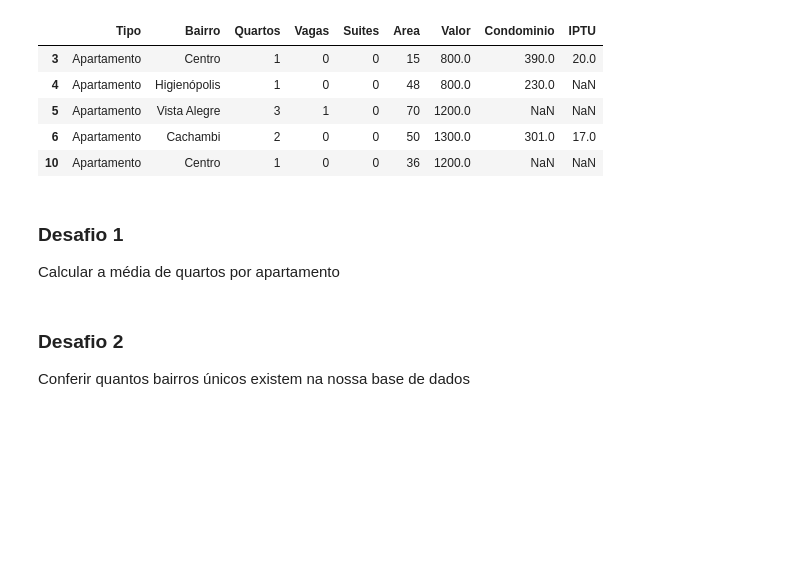
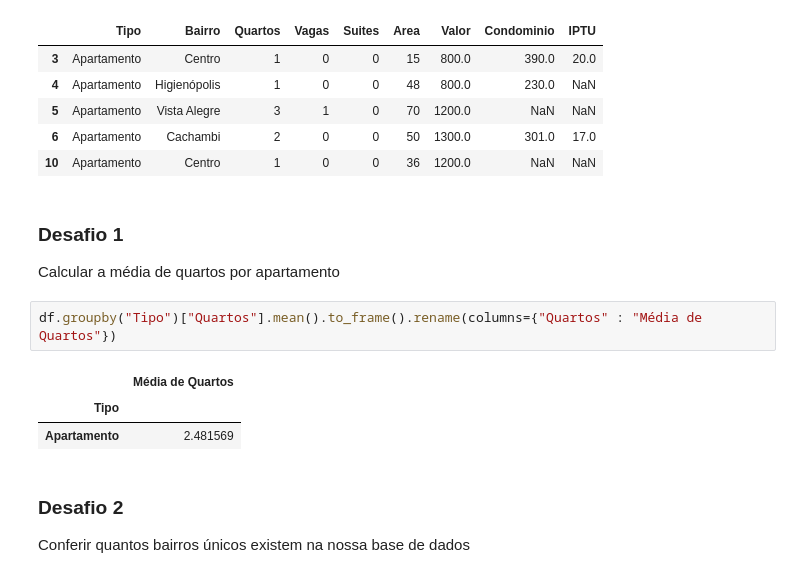
Before and after one commit to OtavioSotnas/Pandas, a Jupyter notebook: desafios.ipynb, the cells around one changed output. Drawn from its saved outputs; the diff is of its cells as text; blank space fills up the shorter version.

```diff
--- a/desafios.ipynb
+++ b/desafios.ipynb
@@ -161,6 +161,12 @@ df.head()
 # %% [markdown]
 ### Desafio 1
 Calcular a média de quartos por apartamento
+# %%
+df.groupby("Tipo")["Quartos"].mean().to_frame().rename(columns={"Quartos" : "Média de Quartos"})
+# %% [output]
+|  | Média de Quartos |
+| Tipo |  |
+| Apartamento | 2.481569 |
 # %% [markdown]
 ### Desafio 2
 Conferir quantos bairros únicos existem na nossa base de dados
```
Also changed, not shown: parts of 3 cells of this notebook.
